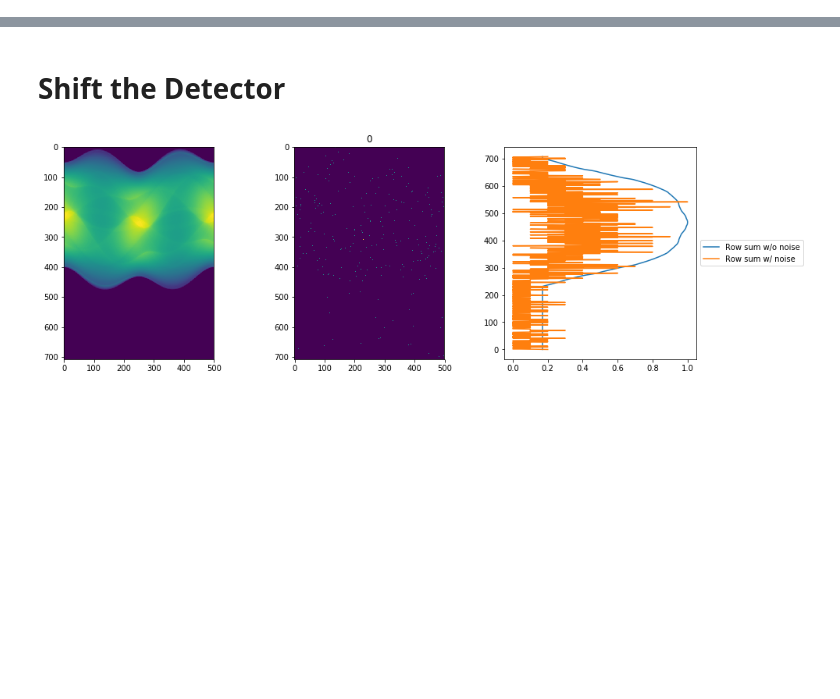
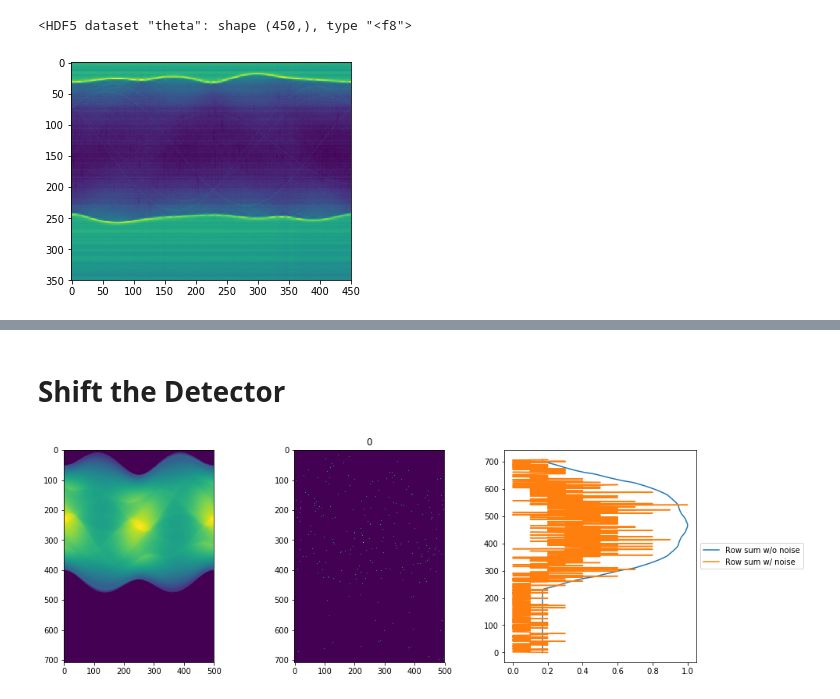
Before and after one commit to everettvacek/rotationCenter, a Jupyter notebook: Detector_shifting.ipynb, the cells around one changed output, grey strips where cells are left out. Saved outputs shown, nothing was run; the diff lists cells and outputs as text; code cells hidden in the pictures; blank space fills up the shorter version.

```diff
--- a/Detector_shifting.ipynb
+++ b/Detector_shifting.ipynb
@@ -13 +40,10 @@ from utils import add_noise, snr_calc, DC_and_SYM
+# %%
+data = h_sino['/exchange/data'][()]
+theta = h_sino['/exchange/theta']
+print(theta)
+plt.imshow(np.transpose(data[:,300,:]))
+plt.show()
+# %% [output]
+<HDF5 dataset "theta": shape (450,), type "<f8">
+[figure, added]
 # %%
```
Also changed, not shown: parts of 4 cells of this notebook.
